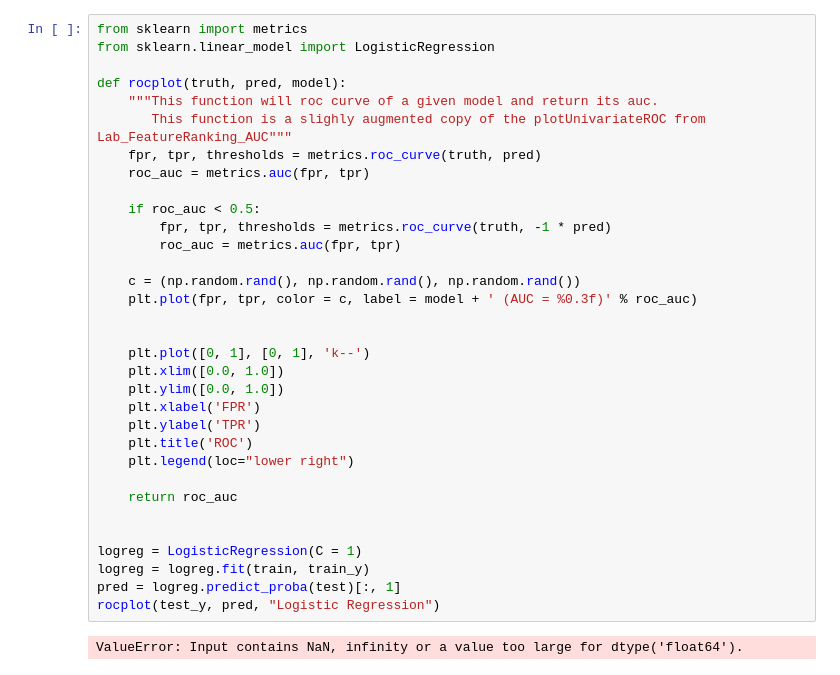
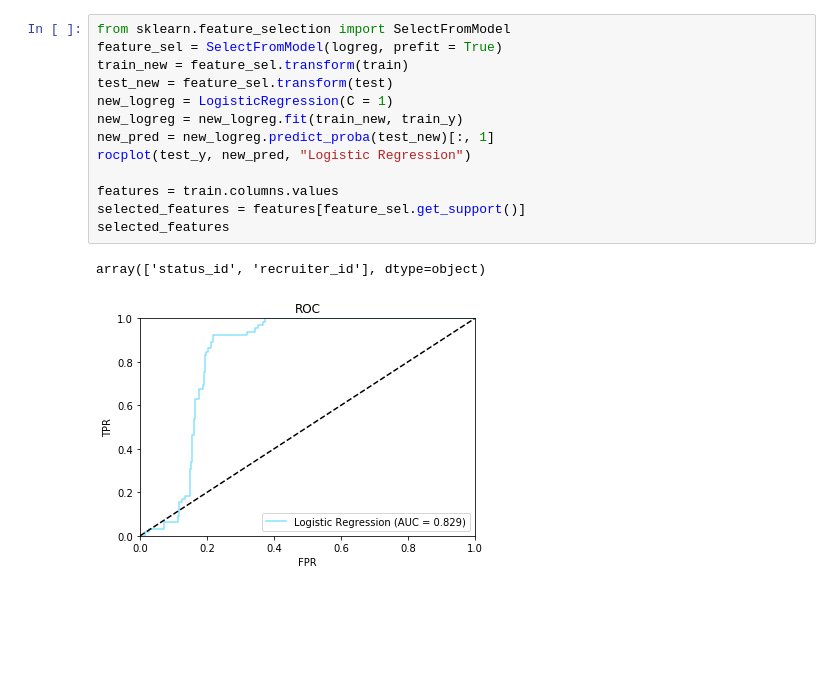
Before and after one commit to jls731/infrep17project, a Jupyter notebook: Feature Importance.ipynb, the cells around one changed output. Drawn from its saved outputs; the diff is of its cells as text; blank space fills up the shorter version.

```diff
--- a/Feature Importance.ipynb
+++ b/Feature Importance.ipynb
@@ -33,35 +60,16 @@ Index(['is_placed', 'in_process', 'client_id', 'status_id', 'is_rockstar',
-# %%
-from sklearn import metrics
-from sklearn.linear_model import LogisticRegression
-
-def rocplot(truth, pred, model):
-    """This function will roc curve of a given model and return its auc.
-       This function is a slighly augmented copy of the plotUnivariateROC from Lab_FeatureRanking_AUC"""
-    fpr, tpr, thresholds = metrics.roc_curve(truth, pred)
-    roc_auc = metrics.auc(fpr, tpr)
-
-    if roc_auc < 0.5:
-        fpr, tpr, thresholds = metrics.roc_curve(truth, -1 * pred)
-        roc_auc = metrics.auc(fpr, tpr)
-
-    c = (np.random.rand(), np.random.rand(), np.random.rand())
-    plt.plot(fpr, tpr, color = c, label = model + ' (AUC = %0.3f)' % roc_auc)
-
-
-    plt.plot([0, 1], [0, 1], 'k--')
-    plt.xlim([0.0, 1.0])
-    plt.ylim([0.0, 1.0])
-    plt.xlabel('FPR')
-    plt.ylabel('TPR')
-    plt.title('ROC')
-    plt.legend(loc="lower right")
-
-    return roc_auc
-
-
-logreg = LogisticRegression(C = 1)
-logreg = logreg.fit(train, train_y)
-pred = logreg.predict_proba(test)[:, 1]
-rocplot(test_y, pred, "Logistic Regression")
-# %% [output]
-ValueError: Input contains NaN, infinity or a value too large for dtype('float64').
+# %%
+from sklearn.feature_selection import SelectFromModel
+feature_sel = SelectFromModel(logreg, prefit = True)
+train_new = feature_sel.transform(train)
+test_new = feature_sel.transform(test)
+new_logreg = LogisticRegression(C = 1)
+new_logreg = new_logreg.fit(train_new, train_y)
+new_pred = new_logreg.predict_proba(test_new)[:, 1]
+rocplot(test_y, new_pred, "Logistic Regression")
+
+features = train.columns.values
+selected_features = features[feature_sel.get_support()]
+selected_features
+# %% [output]
+array(['status_id', 'recruiter_id'], dtype=object)
+[figure, added]
```
Also changed, not shown: parts of 3 cells of this notebook, 1 other file.
